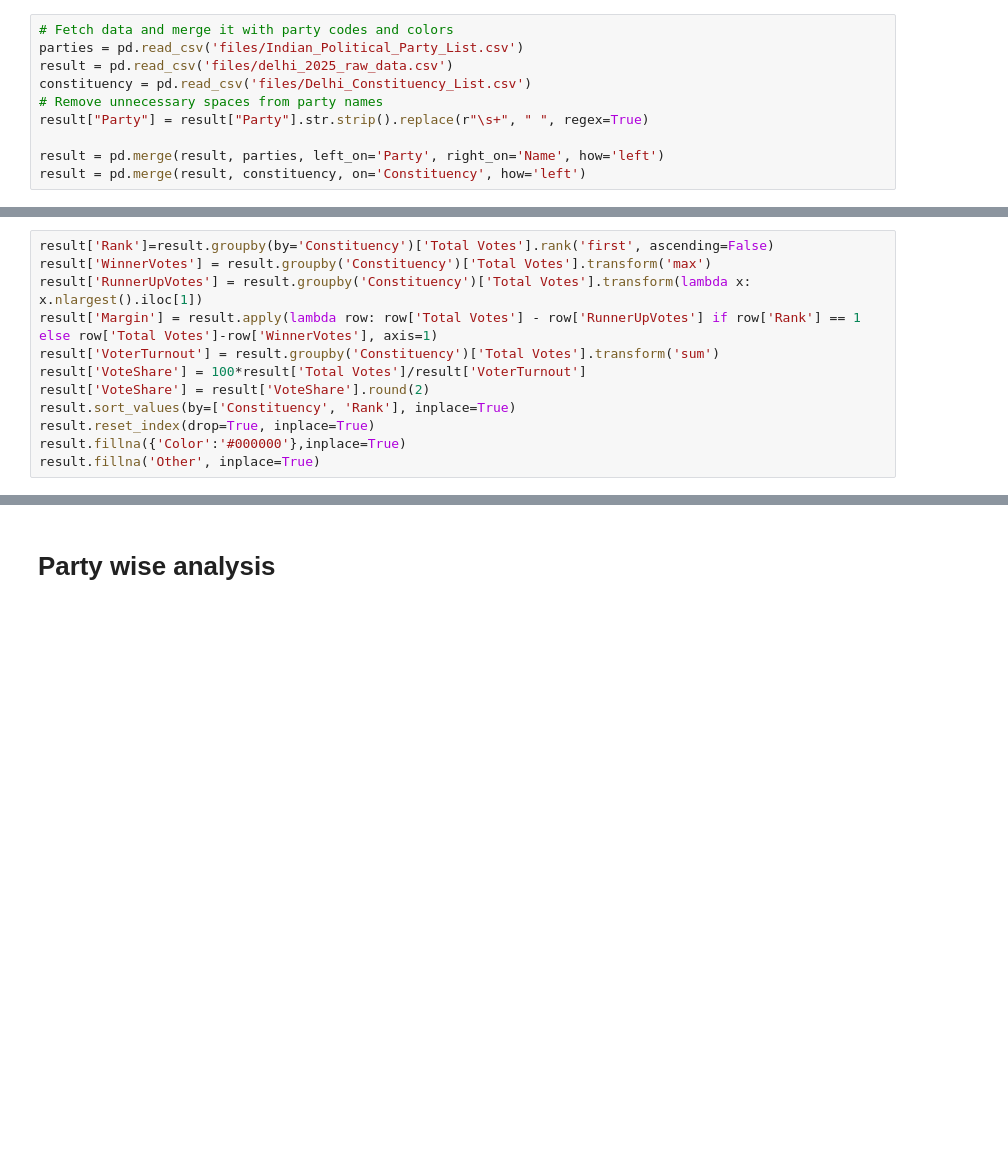
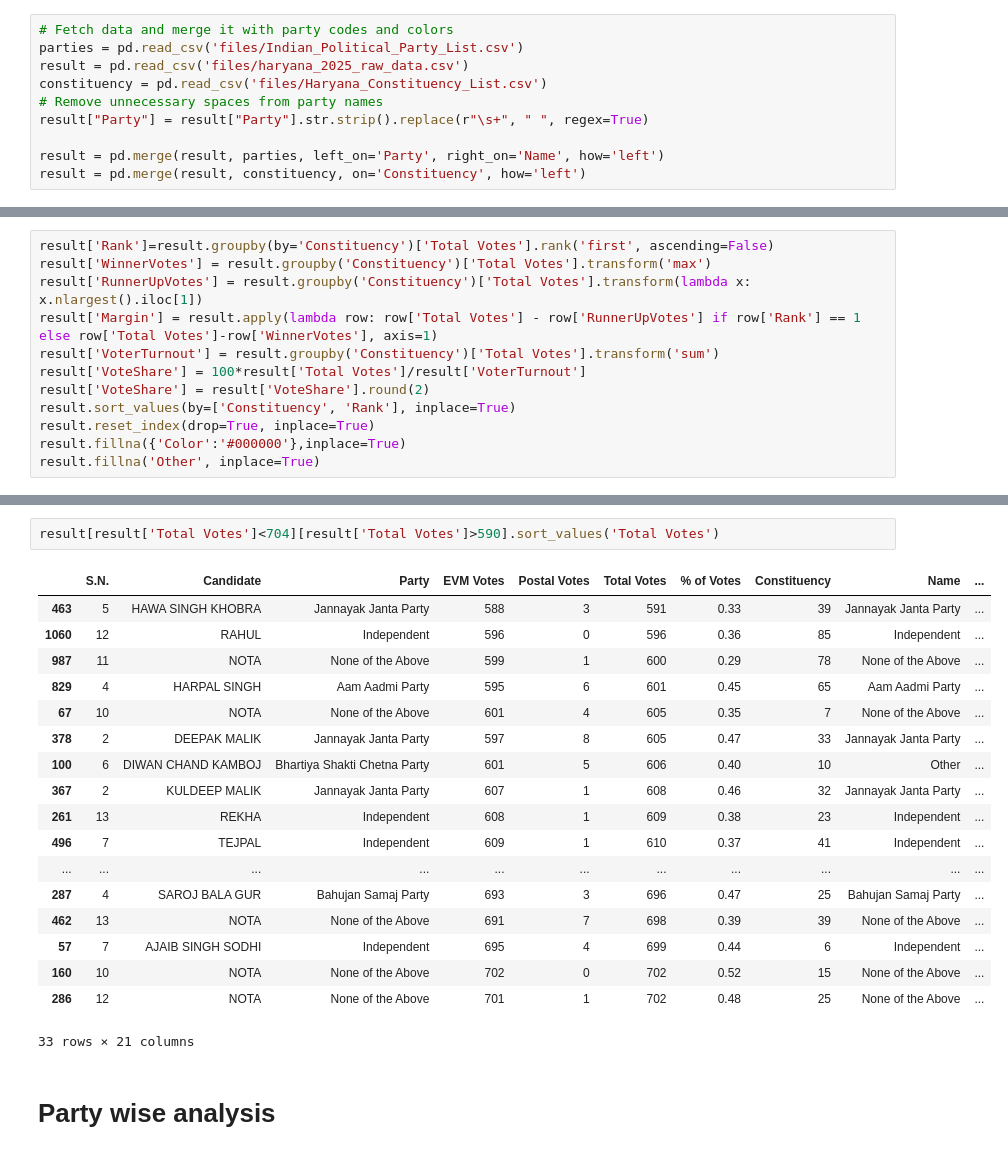
Before and after one commit to MathRunner7/Indian_Election_Result, a Jupyter notebook: Haryana_AC_2024.ipynb, the cells around one changed output, grey strips where cells are left out. Cells and saved outputs as stored; diff of their text form; blank space fills up the shorter version.

```diff
--- a/Haryana_AC_2024.ipynb
+++ b/Haryana_AC_2024.ipynb
@@ -113,8 +113,8 @@ table
 # %%
 # Fetch data and merge it with party codes and colors
 parties = pd.read_csv('files/Indian_Political_Party_List.csv')
-result = pd.read_csv('files/delhi_2025_raw_data.csv')
-constituency = pd.read_csv('files/Delhi_Constituency_List.csv')
+result = pd.read_csv('files/haryana_2025_raw_data.csv')
+constituency = pd.read_csv('files/Haryana_Constituency_List.csv')
 # Remove unnecessary spaces from party names
 result["Party"] = result["Party"].str.strip().replace(r"\s+", " ", regex=True)
 
@@ -159,3 +143,24 @@ result
+# %%
+result[result['Total Votes']<704][result['Total Votes']>590].sort_values('Total Votes')
+# %% [output]
+|  | S.N. | Candidate | Party | EVM Votes | Postal Votes | Total Votes | % of Votes | Constituency | Name | ... |
+| 463 | 5 | HAWA SINGH KHOBRA | Jannayak Janta Party | 588 | 3 | 591 | 0.33 | 39 | Jannayak Janta Party | ... |
+| 1060 | 12 | RAHUL | Independent | 596 | 0 | 596 | 0.36 | 85 | Independent | ... |
+| 987 | 11 | NOTA | None of the Above | 599 | 1 | 600 | 0.29 | 78 | None of the Above | ... |
+| 829 | 4 | HARPAL SINGH | Aam Aadmi Party | 595 | 6 | 601 | 0.45 | 65 | Aam Aadmi Party | ... |
+| 67 | 10 | NOTA | None of the Above | 601 | 4 | 605 | 0.35 | 7 | None of the Above | ... |
+| 378 | 2 | DEEPAK MALIK | Jannayak Janta Party | 597 | 8 | 605 | 0.47 | 33 | Jannayak Janta Party | ... |
+| 100 | 6 | DIWAN CHAND KAMBOJ | Bhartiya Shakti Chetna Party | 601 | 5 | 606 | 0.40 | 10 | Other | ... |
+| 367 | 2 | KULDEEP MALIK | Jannayak Janta Party | 607 | 1 | 608 | 0.46 | 32 | Jannayak Janta Party | ... |
+| 261 | 13 | REKHA | Independent | 608 | 1 | 609 | 0.38 | 23 | Independent | ... |
+| 496 | 7 | TEJPAL | Independent | 609 | 1 | 610 | 0.37 | 41 | Independent | ... |
+| ... | ... | ... | ... | ... | ... | ... | ... | ... | ... | ... |
+| 287 | 4 | SAROJ BALA GUR | Bahujan Samaj Party | 693 | 3 | 696 | 0.47 | 25 | Bahujan Samaj Party | ... |
+| 462 | 13 | NOTA | None of the Above | 691 | 7 | 698 | 0.39 | 39 | None of the Above | ... |
+| 57 | 7 | AJAIB SINGH SODHI | Independent | 695 | 4 | 699 | 0.44 | 6 | Independent | ... |
+| 160 | 10 | NOTA | None of the Above | 702 | 0 | 702 | 0.52 | 15 | None of the Above | ... |
+| 286 | 12 | NOTA | None of the Above | 701 | 1 | 702 | 0.48 | 25 | None of the Above | ... |
+33 rows × 21 columns
 # %% [markdown]
 # Party wise analysis
 # %%
```
Also changed, not shown: parts of 8 cells of this notebook, 1 other file.
